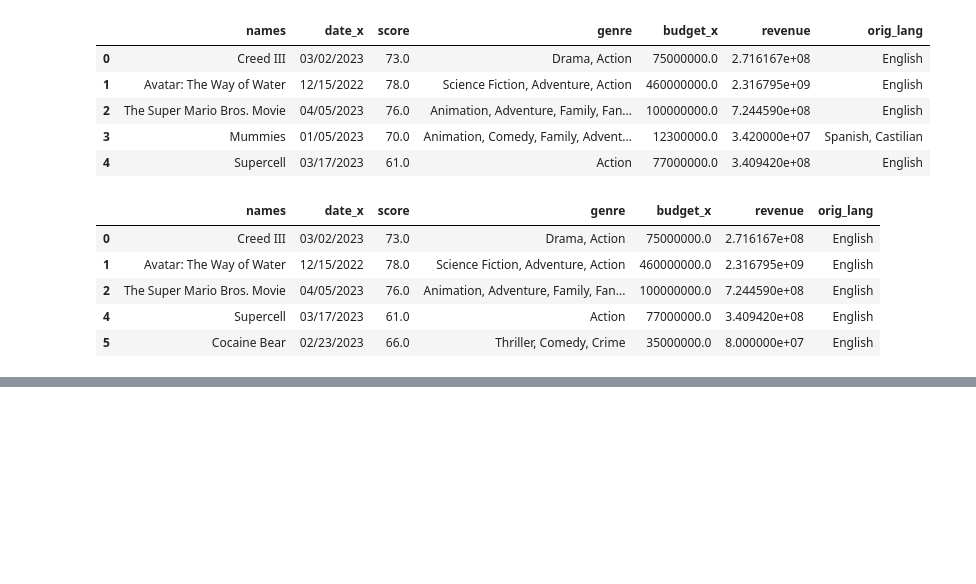
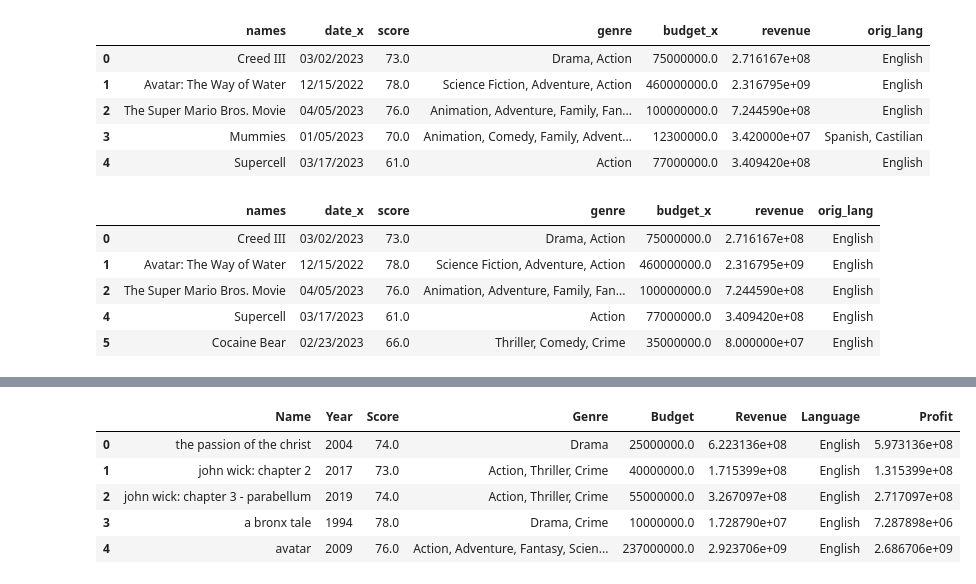
Before and after one commit to hatkiet/Project-1-Red-Team, a Jupyter notebook: Visual_1.ipynb, the cells around one changed output, grey strips where cells are left out. Saved outputs shown, nothing was run; the diff lists cells and outputs as text; code cells hidden in the pictures; blank space fills up the shorter version.

```diff
--- a/Visual_1.ipynb
+++ b/Visual_1.ipynb
@@ -50,0 +87,12 @@ date_range_df.head()
+# %%
+# Convert 'Year' column to numeric format
+filtered_movies_df['Year'] = pd.to_numeric(filtered_movies_df['Year'], errors='coerce')
+
+# Check for non-numeric values
+non_numeric_years = filtered_movies_df[filtered_movies_df['Year'].isnull()]
+print(f"Non-numeric values are: {non_numeric_years}")
+
+# Check unique values in 'Year' column
+filtered_movies_df = filtered_movies_df.loc[(filtered_movies_df["Year"]<=2020)&(filtered_movies_df["Year"]>=1990),:]
+Unique_years = filtered_movies_df['Year'].unique()
+Unique_years
@@ -50,0 +153,8 @@ date_range_df.head()
+# %%
+# Check for leading or trailing white spaces and standardize capitalization:
+filtered_movies_df['Name'] = filtered_movies_df['Name'].str.strip()
+filtered_movies_df['Name'] = filtered_movies_df['Name'].str.lower()
+# Dropping the duplications:
+deduplicated_movies_df = filtered_movies_df.drop_duplicates(subset=["Name","Year"],keep=False)
+deduplicated_movies_df.reset_index(drop=True, inplace = True)
+deduplicated_movies_df.count()
@@ -50,0 +170,4 @@ date_range_df.head()
+# %%
+deduplicated_movies_df.loc[:, ['Score', 'Budget', 'Revenue']] = deduplicated_movies_df[['Score', 'Budget', 'Revenue']].apply(pd.to_numeric, errors="coerce")
+Stripped_df = deduplicated_movies_df.dropna()
+Stripped_df.count()
@@ -50,0 +213,4 @@ date_range_df.head()
+# %%
+for index, row in Stripped_df.iterrows():
+    Stripped_df.loc[index, 'Genre'] = ', '.join(row['Genre'].replace('\xa0', '').split(','))
+Stripped_df['Genre']
@@ -50,0 +230,19 @@ date_range_df.head()
+# %%
+# Create a deep copy of the DataFrame
+Stripped_df = Stripped_df.copy()
+
+# Iterate through each row in the DataFrame
+for index, row in Stripped_df.iterrows():
+    # Calculate profit for the current movie
+    profit = row['Revenue'] - row['Budget']
+    # Assign the calculated profit to the 'Profit' column for the current row
+    Stripped_df.loc[index, 'Profit'] = profit
+
+Stripped_df.head()
+# %% [output]
+|  | Name | Year | Score | Genre | Budget | Revenue | Language | Profit |
+| 0 | the passion of the christ | 2004 | 74.0 | Drama | 25000000.0 | 6.223136e+08 | English | 5.973136e+08 |
+| 1 | john wick: chapter 2 | 2017 | 73.0 | Action, Thriller, Crime | 40000000.0 | 1.715399e+08 | English | 1.315399e+08 |
+| 2 | john wick: chapter 3 - parabellum | 2019 | 74.0 | Action, Thriller, Crime | 55000000.0 | 3.267097e+08 | English | 2.717097e+08 |
+| 3 | a bronx tale | 1994 | 78.0 | Drama, Crime | 10000000.0 | 1.728790e+07 | English | 7.287898e+06 |
+| 4 | avatar | 2009 | 76.0 | Action, Adventure, Fantasy, Scien... | 237000000.0 | 2.923706e+09 | English | 2.686706e+09 |
```
Also changed, not shown: parts of 18 cells of this notebook.
